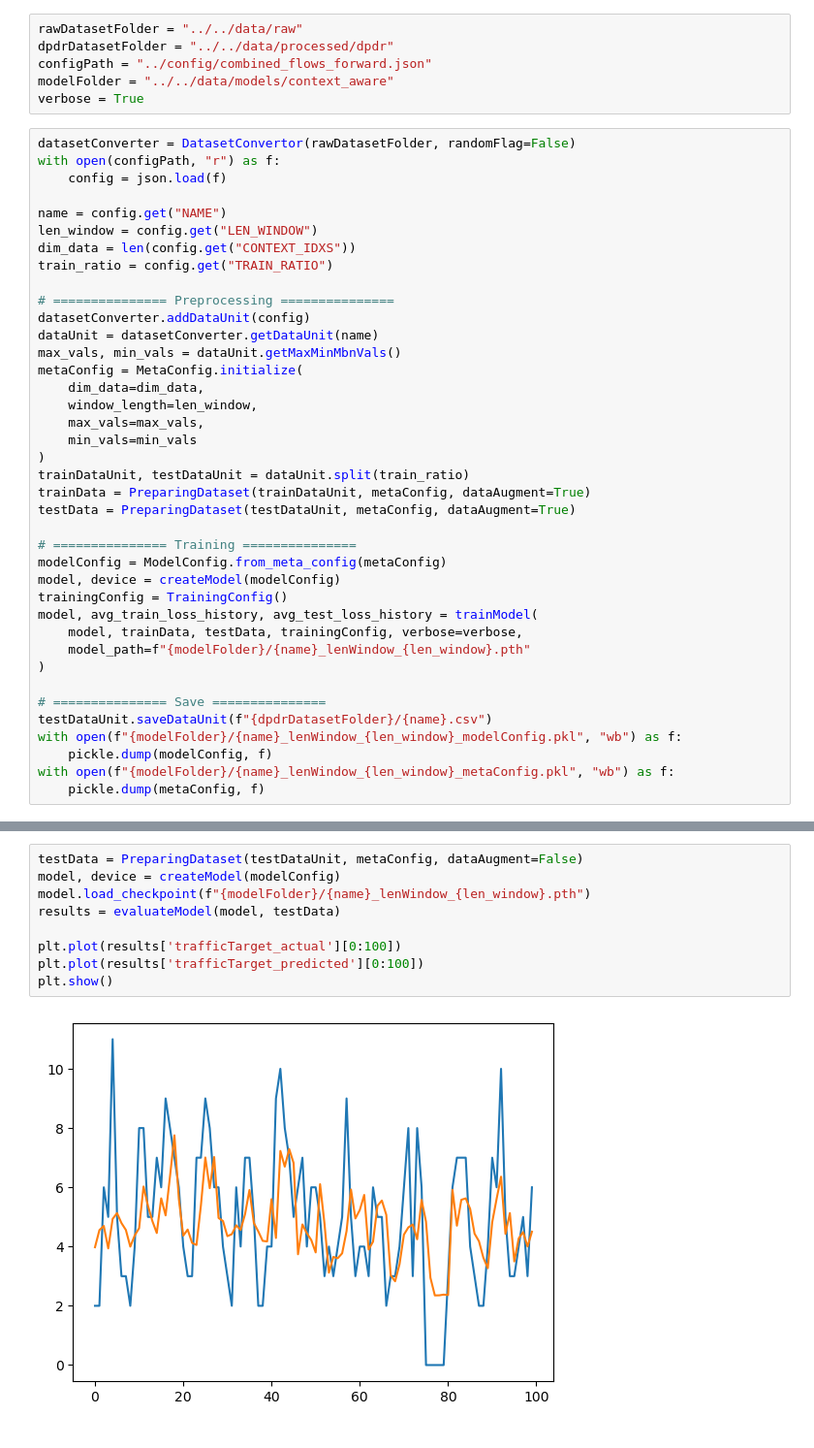
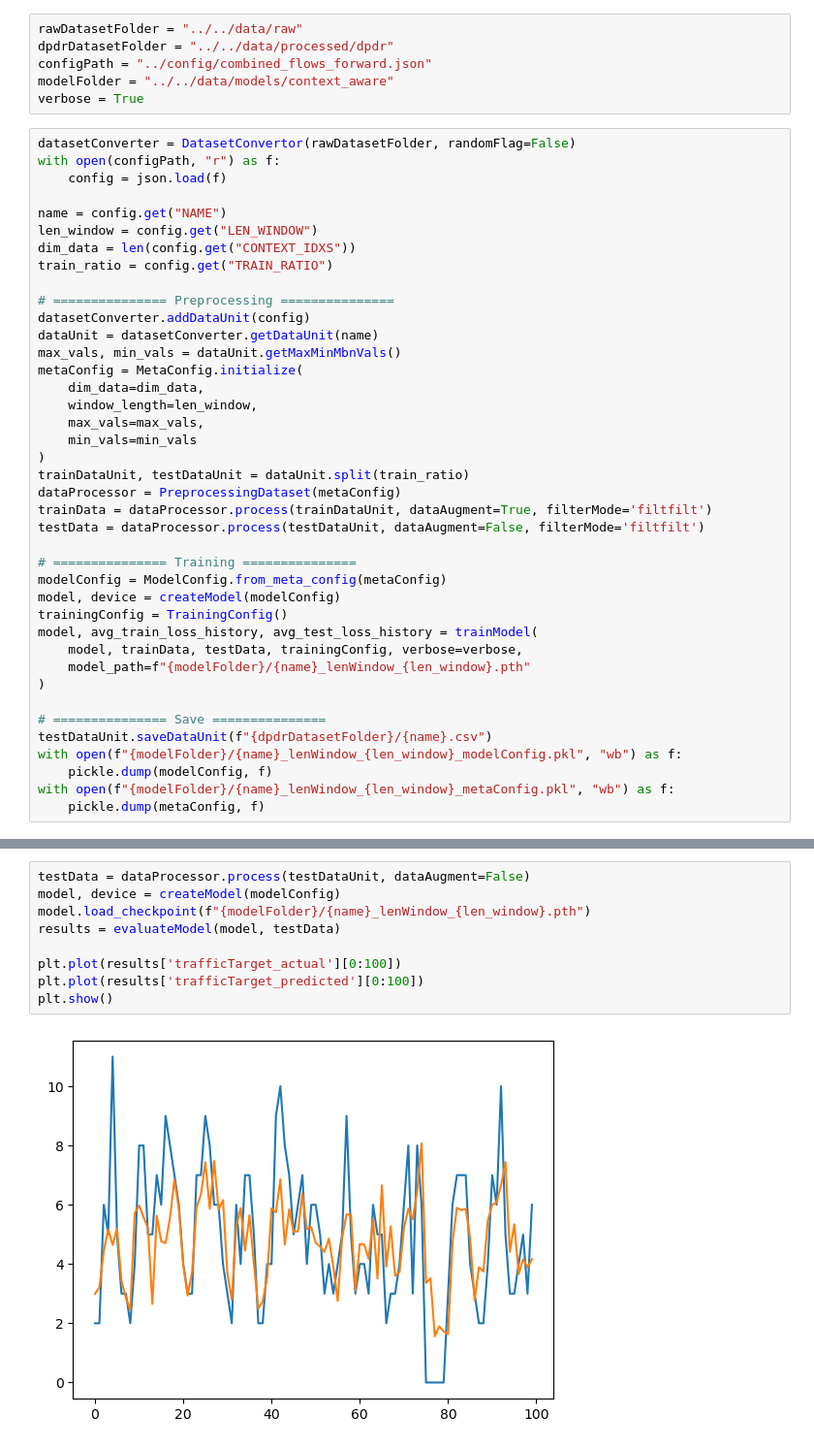
Before and after one commit to evanyeh5118/context_aware_traffic_predictor, a Jupyter notebook: experiments/notebooks/main01a_train_context_aware.ipynb, the cells around one changed output, grey strips where cells are left out. Shown at 97% size. Cells and saved outputs as stored; diff of their text form.

```diff
--- a/experiments/notebooks/main01a_train_context_aware.ipynb
+++ b/experiments/notebooks/main01a_train_context_aware.ipynb
@@ -43,8 +43,9 @@ metaConfig = MetaConfig.initialize(
     min_vals=min_vals
 )
 trainDataUnit, testDataUnit = dataUnit.split(train_ratio)
-trainData = PreparingDataset(trainDataUnit, metaConfig, dataAugment=True)
-testData = PreparingDataset(testDataUnit, metaConfig, dataAugment=True)
+dataProcessor = PreprocessingDataset(metaConfig)
+trainData = dataProcessor.process(trainDataUnit, dataAugment=True, filterMode='filtfilt')
+testData = dataProcessor.process(testDataUnit, dataAugment=False, filterMode='filtfilt')
 
 # =============== Training ===============
 modelConfig = ModelConfig.from_meta_config(metaConfig)
@@ -89,11 +90,11 @@ plt.show()
 # %%
-testData = PreparingDataset(testDataUnit, metaConfig, dataAugment=False)
+testData = dataProcessor.process(testDataUnit, dataAugment=False)
 model, device = createModel(modelConfig)
 model.load_checkpoint(f"{modelFolder}/{name}_lenWindow_{len_window}.pth")
 results = evaluateModel(model, testData)
 
 plt.plot(results['trafficTarget_actual'][0:100])
 plt.plot(results['trafficTarget_predicted'][0:100])
 plt.show()
 # %% [output]
-[figure, old version]
+[figure, new version]
```
Also changed, not shown: parts of 3 cells of this notebook, 16 other files.
